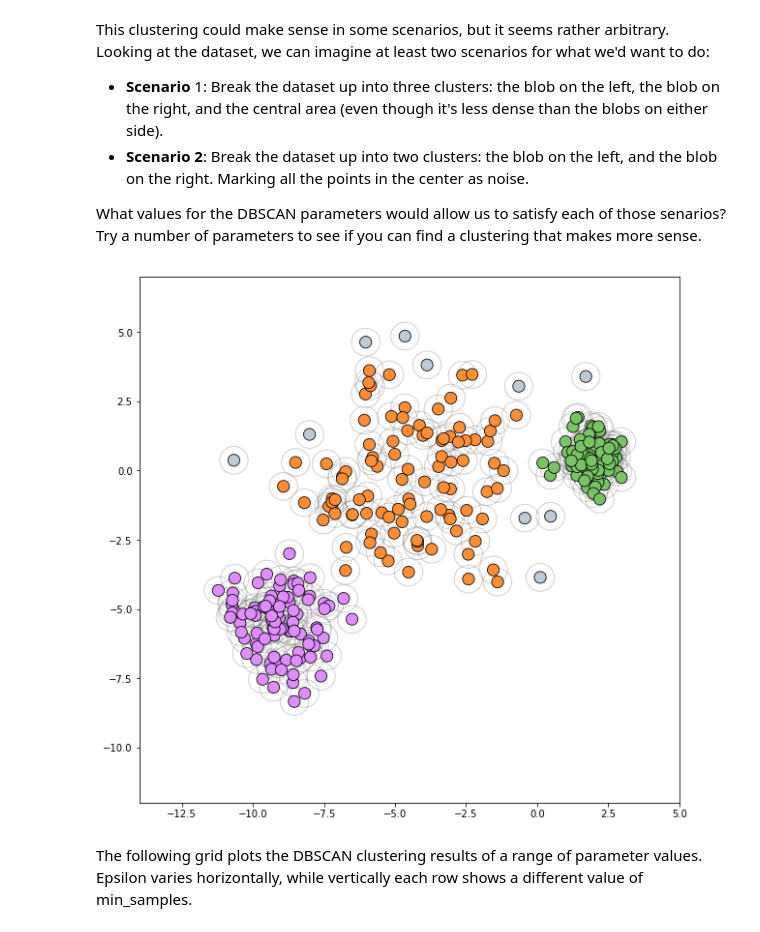
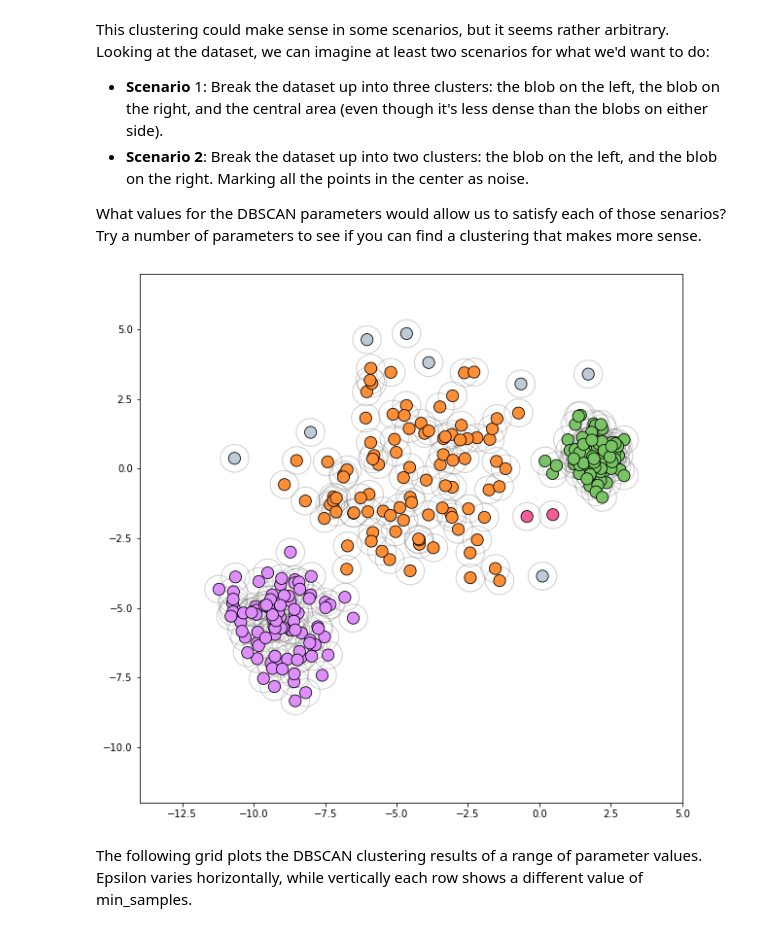
Before and after one commit to EmekaEzumezu/machine-learning-nanodegree-foundations, a Jupyter notebook: labs/Hierarchical-and-Density-based-Clustering/DBSCAN/DBSCAN_Notebook.ipynb, the cells around one changed output. Drawn from its saved outputs; the diff is of its cells as text; code cells hidden in the pictures.

```diff
--- a/labs/Hierarchical-and-Density-based-Clustering/DBSCAN/DBSCAN_Notebook.ipynb
+++ b/labs/Hierarchical-and-Density-based-Clustering/DBSCAN/DBSCAN_Notebook.ipynb
@@ -104,21 +105,22 @@ This clustering could make sense in some scenarios, but it seems rather arbitrar
 What values for the DBSCAN parameters would allow us to satisfy each of those senarios? Try a number of parameters to see if you can find a clustering that makes more sense.
 # %%
 # TODO: Experiment with different values for eps and min_samples to find a suitable clustering for the dataset
-
+eps = 1
+min_samples = 2
 
 # Cluster with DBSCAN
 dbscan = cluster.DBSCAN(eps=eps, min_samples=min_samples)
 clustering_labels_4 = dbscan.fit_predict(dataset_2)
 
 # Plot
 helper.plot_clustered_dataset(dataset_2,
                               clustering_labels_4,
                               xlim=(-14, 5),
                               ylim=(-12, 7),
                               neighborhood=True,
                               epsilon=0.5)
 # %% [output]
-[figure, old version]
+[figure, new version]
 # %% [markdown]
 
 The following grid plots the DBSCAN clustering results of a range of parameter values. Epsilon varies horizontally, while vertically each row shows a different value of min_samples.
```
Also changed, not shown: parts of 6 cells of this notebook.
